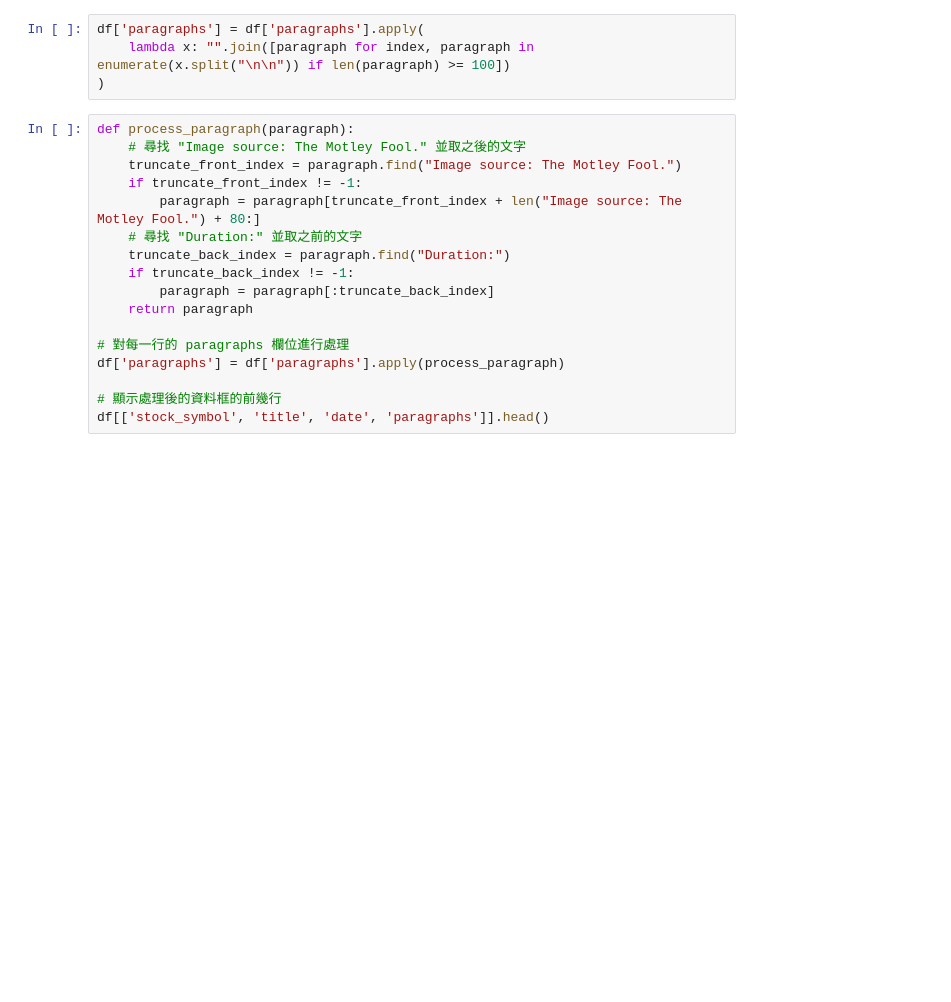
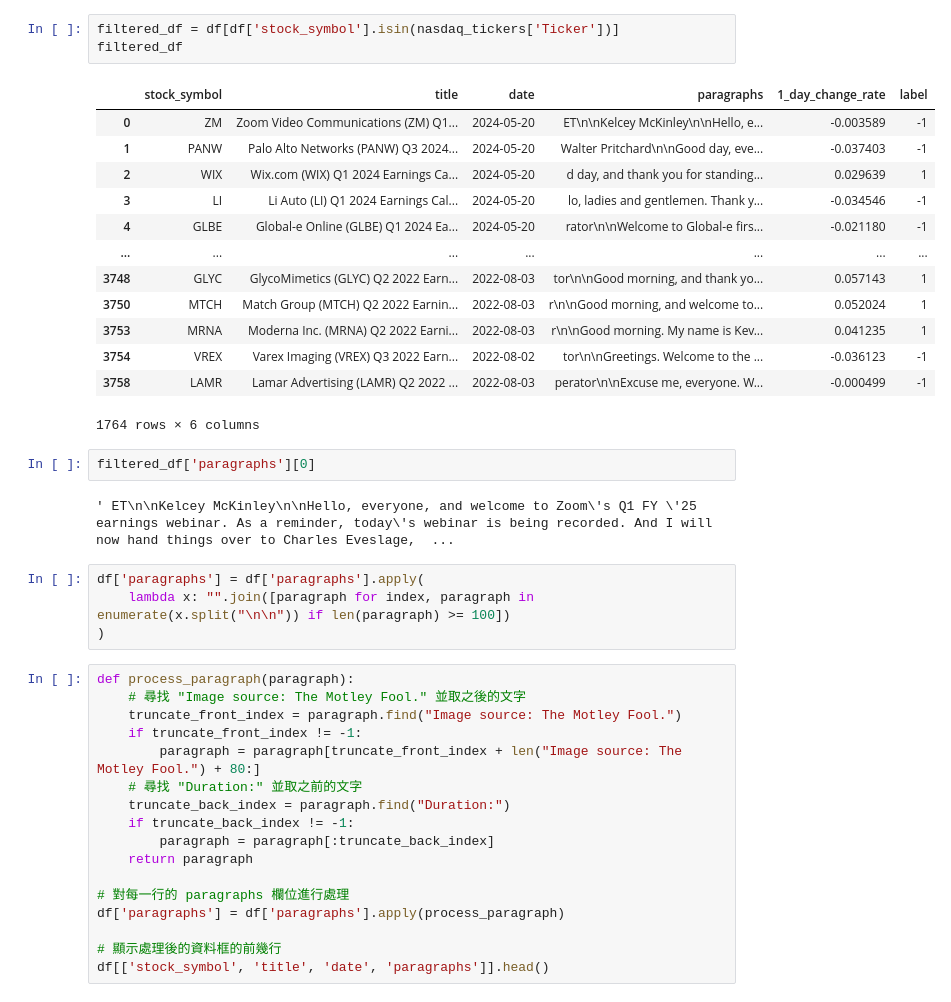
Before and after one commit to WangZiRongPraetorianGuard/earnings-call-predict-stock-price-movement, a Jupyter notebook: preprocess_stock_price_volatility.ipynb, the cells around one changed output. Drawn from its saved outputs; the diff is of its cells as text; blank space fills up the shorter version.

```diff
--- a/preprocess_stock_price_volatility.ipynb
+++ b/preprocess_stock_price_volatility.ipynb
@@ -21,3 +41,24 @@ df
+# %%
+filtered_df = df[df['stock_symbol'].isin(nasdaq_tickers['Ticker'])]
+filtered_df
+# %% [output]
+|  | stock_symbol | title | date | paragraphs | 1_day_change_rate | label |
+| 0 | ZM | Zoom Video Communications (ZM) Q1... | 2024-05-20 | ET\n\nKelcey McKinley\n\nHello, e... | -0.003589 | -1 |
+| 1 | PANW | Palo Alto Networks (PANW) Q3 2024... | 2024-05-20 | Walter Pritchard\n\nGood day, eve... | -0.037403 | -1 |
+| 2 | WIX | Wix.com (WIX) Q1 2024 Earnings Ca... | 2024-05-20 | d day, and thank you for standing... | 0.029639 | 1 |
+| 3 | LI | Li Auto (LI) Q1 2024 Earnings Cal... | 2024-05-20 | lo, ladies and gentlemen. Thank y... | -0.034546 | -1 |
+| 4 | GLBE | Global-e Online (GLBE) Q1 2024 Ea... | 2024-05-20 | rator\n\nWelcome to Global-e firs... | -0.021180 | -1 |
+| ... | ... | ... | ... | ... | ... | ... |
+| 3748 | GLYC | GlycoMimetics (GLYC) Q2 2022 Earn... | 2022-08-03 | tor\n\nGood morning, and thank yo... | 0.057143 | 1 |
+| 3750 | MTCH | Match Group (MTCH) Q2 2022 Earnin... | 2022-08-03 | r\n\nGood morning, and welcome to... | 0.052024 | 1 |
+| 3753 | MRNA | Moderna Inc. (MRNA) Q2 2022 Earni... | 2022-08-03 | r\n\nGood morning. My name is Kev... | 0.041235 | 1 |
+| 3754 | VREX | Varex Imaging (VREX) Q3 2022 Earn... | 2022-08-02 | tor\n\nGreetings. Welcome to the ... | -0.036123 | -1 |
+| 3758 | LAMR | Lamar Advertising (LAMR) Q2 2022 ... | 2022-08-03 | perator\n\nExcuse me, everyone. W... | -0.000499 | -1 |
+1764 rows × 6 columns
+# %%
+filtered_df['paragraphs'][0]
+# %% [output]
+' ET\n\nKelcey McKinley\n\nHello, everyone, and welcome to Zoom\'s Q1 FY \'25 earnings webinar. As a reminder, today\'s webinar is being recorded. And I will now hand things over to Charles Eveslage,  ...
 # %%
 df['paragraphs'] = df['paragraphs'].apply(
     lambda x: "".join([paragraph for index, paragraph in enumerate(x.split("\n\n")) if len(paragraph) >= 100])
```
Also changed, not shown: parts of 9 cells of this notebook, 12 other files.
